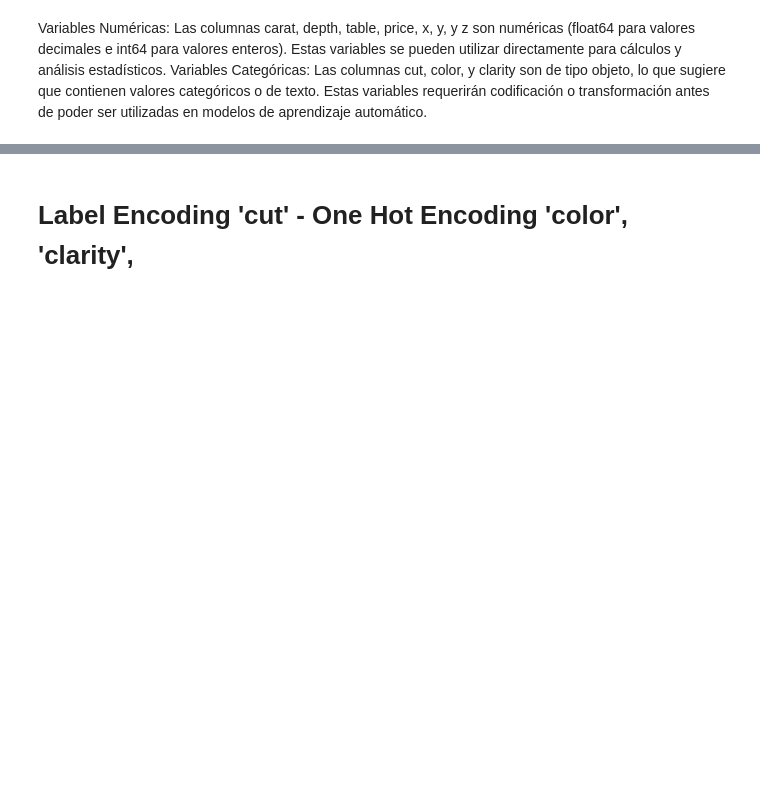
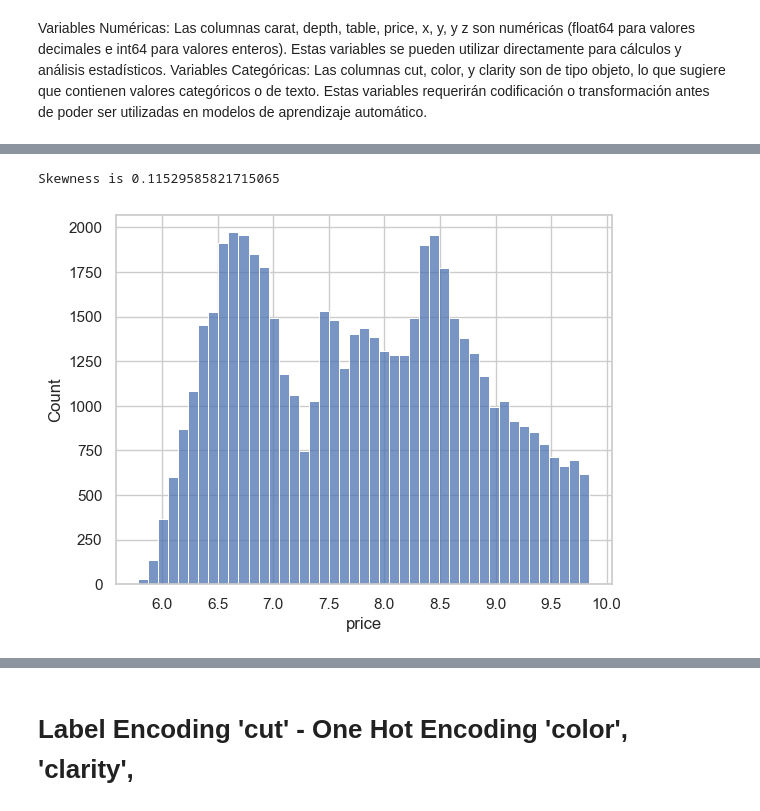
Before and after one commit to secarvallo/FML_24, a Jupyter notebook: fml_diamonds.ipynb, the cells around one changed output, grey strips where cells are left out. Saved outputs shown, nothing was run; the diff lists cells and outputs as text; code cells hidden in the pictures; blank space fills up the shorter version.

```diff
--- a/fml_diamonds.ipynb
+++ b/fml_diamonds.ipynb
@@ -68,0 +143,12 @@ Variables Categóricas: Las columnas cut, color, y clarity son de tipo objeto, l
+# %%
+# Reemplazar con NaN
+try:
+    target = np.log(df['price'])
+    print ('Skewness is', target.skew())
+    sns.histplot(target)
+
+except Exception as e:
+    print("Error:", e)
+# %% [output]
+Skewness is 0.11529585821715065
+[figure, added]
```
Also changed, not shown: parts of 40 cells of this notebook, 2 other files.
